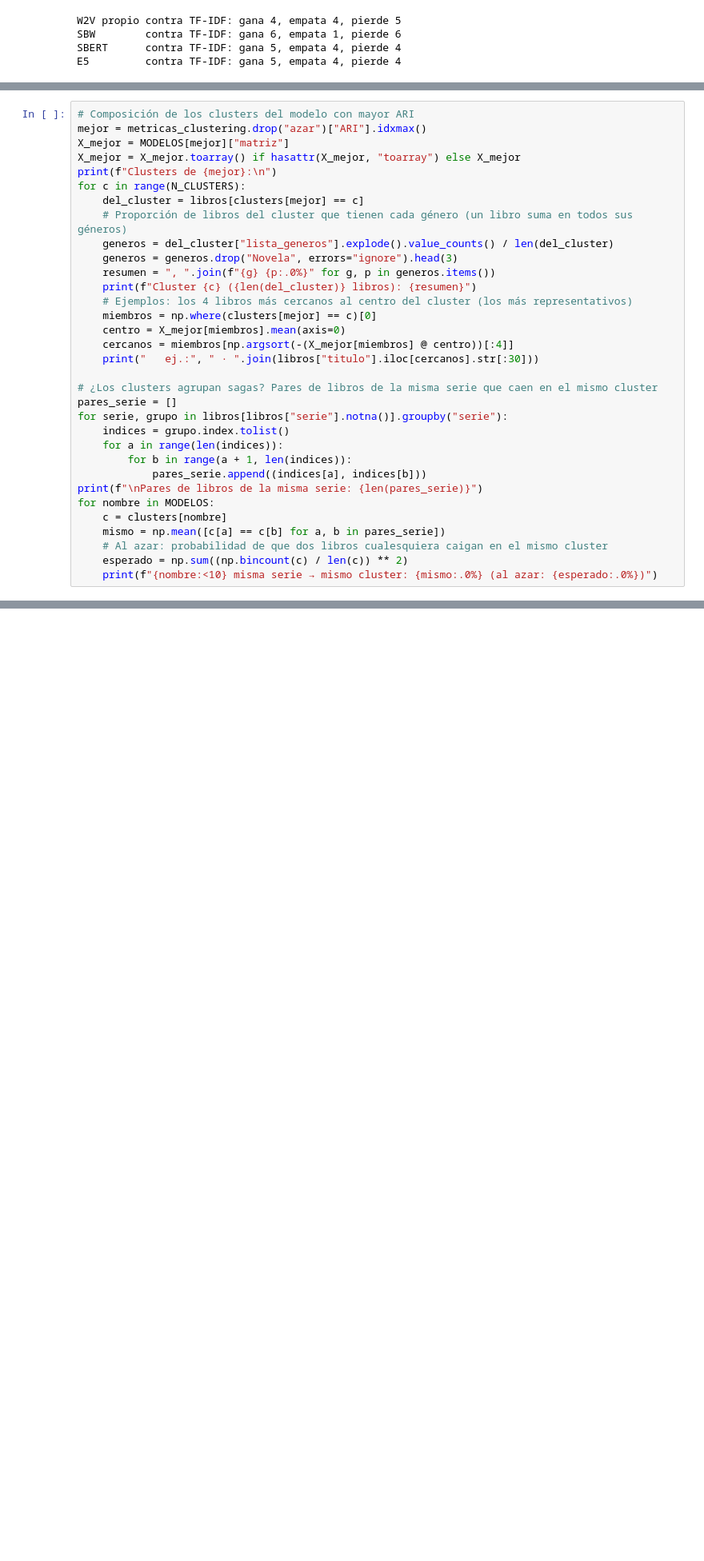
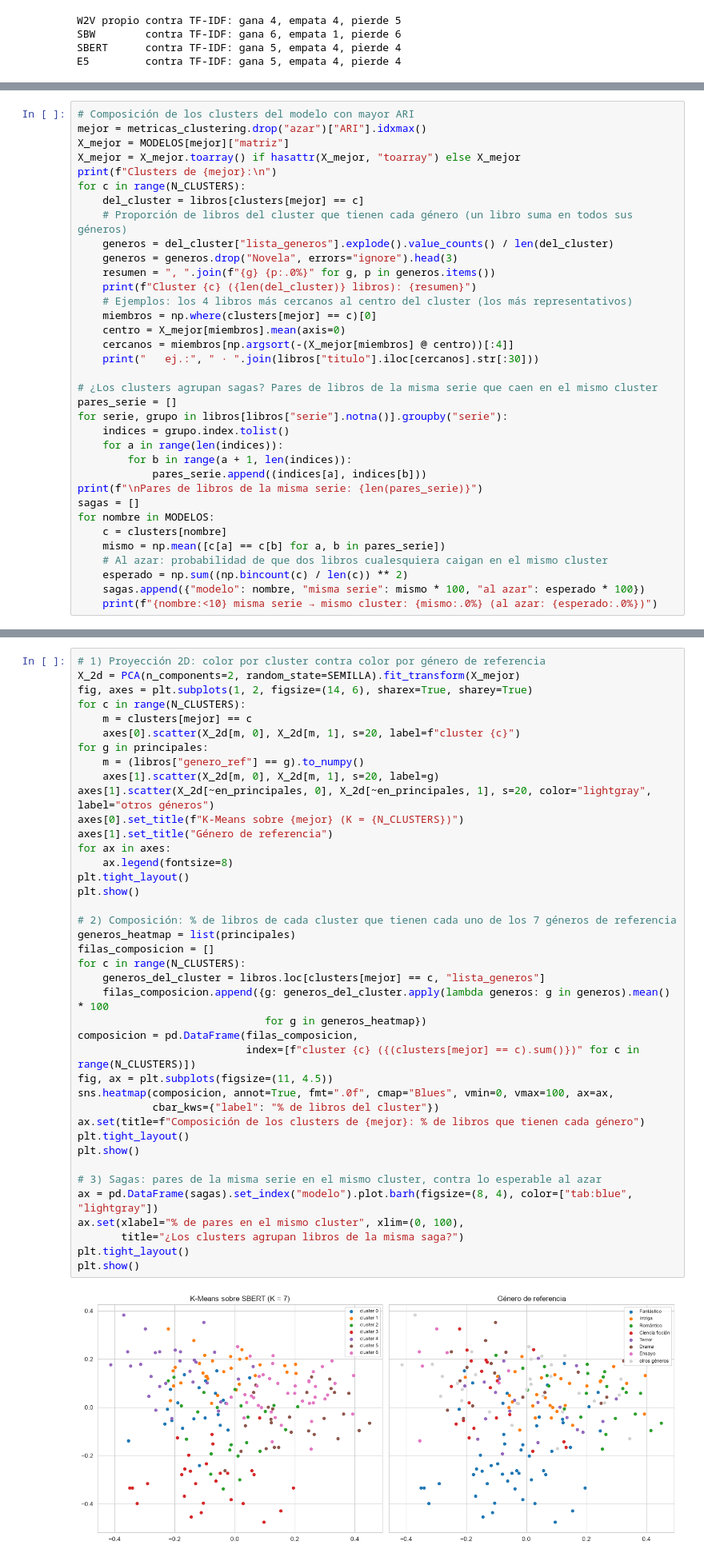
Before and after one commit to jcalabozo/PLN_TUIA, a Jupyter notebook: P2/TP2_calabozo_giuntoli_darruiz_dicarlo.ipynb, the cells around one changed output, grey strips where cells are left out. Shown at 80% size. Cells and saved outputs as stored; diff of their text form; blank space fills up the shorter version.

```diff
--- a/P2/TP2_calabozo_giuntoli_darruiz_dicarlo.ipynb
+++ b/P2/TP2_calabozo_giuntoli_darruiz_dicarlo.ipynb
@@ -1168,11 +1179,13 @@ for serie, grupo in libros[libros["serie"].notna()].groupby("serie"):
         for b in range(a + 1, len(indices)):
             pares_serie.append((indices[a], indices[b]))
 print(f"\nPares de libros de la misma serie: {len(pares_serie)}")
+sagas = []
 for nombre in MODELOS:
     c = clusters[nombre]
     mismo = np.mean([c[a] == c[b] for a, b in pares_serie])
     # Al azar: probabilidad de que dos libros cualesquiera caigan en el mismo cluster
     esperado = np.sum((np.bincount(c) / len(c)) ** 2)
+    sagas.append({"modelo": nombre, "misma serie": mismo * 100, "al azar": esperado * 100})
     print(f"{nombre:<10} misma serie → mismo cluster: {mismo:.0%} (al azar: {esperado:.0%})")
 # %% [output]
 Clusters de SBERT:
@@ -1194,0 +1214,42 @@ E5         misma serie → mismo cluster: 77% (al azar: 17%)
+# %%
+# 1) Proyección 2D: color por cluster contra color por género de referencia
+X_2d = PCA(n_components=2, random_state=SEMILLA).fit_transform(X_mejor)
+fig, axes = plt.subplots(1, 2, figsize=(14, 6), sharex=True, sharey=True)
+for c in range(N_CLUSTERS):
+    m = clusters[mejor] == c
+    axes[0].scatter(X_2d[m, 0], X_2d[m, 1], s=20, label=f"cluster {c}")
+for g in principales:
+    m = (libros["genero_ref"] == g).to_numpy()
+    axes[1].scatter(X_2d[m, 0], X_2d[m, 1], s=20, label=g)
+axes[1].scatter(X_2d[~en_principales, 0], X_2d[~en_principales, 1], s=20, color="lightgray", label="otros géneros")
+axes[0].set_title(f"K-Means sobre {mejor} (K = {N_CLUSTERS})")
+axes[1].set_title("Género de referencia")
+for ax in axes:
+    ax.legend(fontsize=8)
+plt.tight_layout()
+plt.show()
+
+# 2) Composición: % de libros de cada cluster que tienen cada uno de los 7 géneros de referencia
+generos_heatmap = list(principales)
+filas_composicion = []
+for c in range(N_CLUSTERS):
+    generos_del_cluster = libros.loc[clusters[mejor] == c, "lista_generos"]
+    filas_composicion.append({g: generos_del_cluster.apply(lambda generos: g in generos).mean() * 100
+                              for g in generos_heatmap})
+composicion = pd.DataFrame(filas_composicion,
+                           index=[f"cluster {c} ({(clusters[mejor] == c).sum()})" for c in range(N_CLUSTERS)])
+fig, ax = plt.subplots(figsize=(11, 4.5))
+sns.heatmap(composicion, annot=True, fmt=".0f", cmap="Blues", vmin=0, vmax=100, ax=ax,
+            cbar_kws={"label": "% de libros del cluster"})
+ax.set(title=f"Composición de los clusters de {mejor}: % de libros que tienen cada género")
+plt.tight_layout()
+plt.show()
+
+# 3) Sagas: pares de la misma serie en el mismo cluster, contra lo esperable al azar
+ax = pd.DataFrame(sagas).set_index("modelo").plot.barh(figsize=(8, 4), color=["tab:blue", "lightgray"])
+ax.set(xlabel="% de pares en el mismo cluster", xlim=(0, 100),
+       title="¿Los clusters agrupan libros de la misma saga?")
+plt.tight_layout()
+plt.show()
+# %% [output]
+[figure, added]
```
Also changed, not shown: parts of 5 cells of this notebook.
